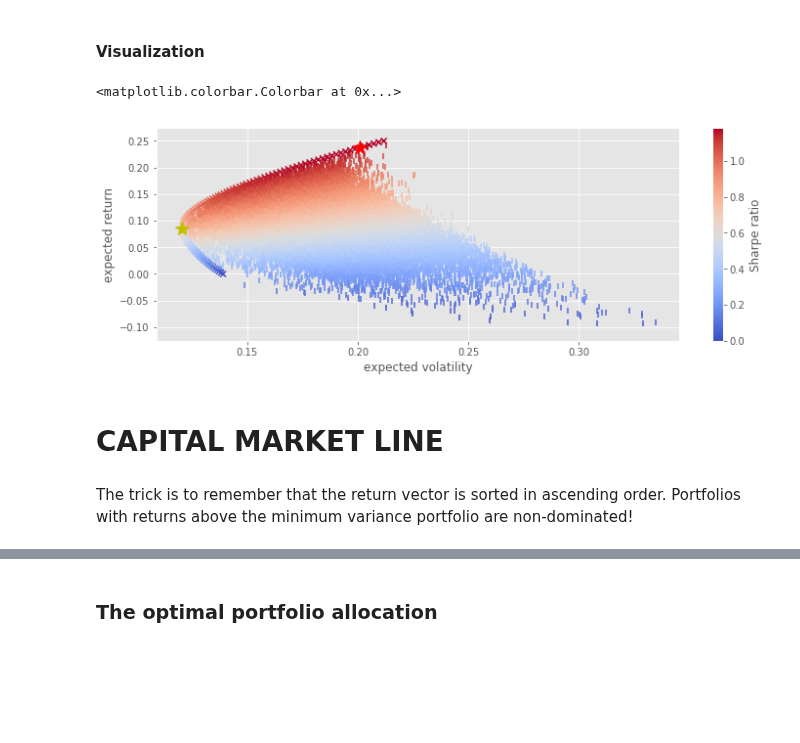
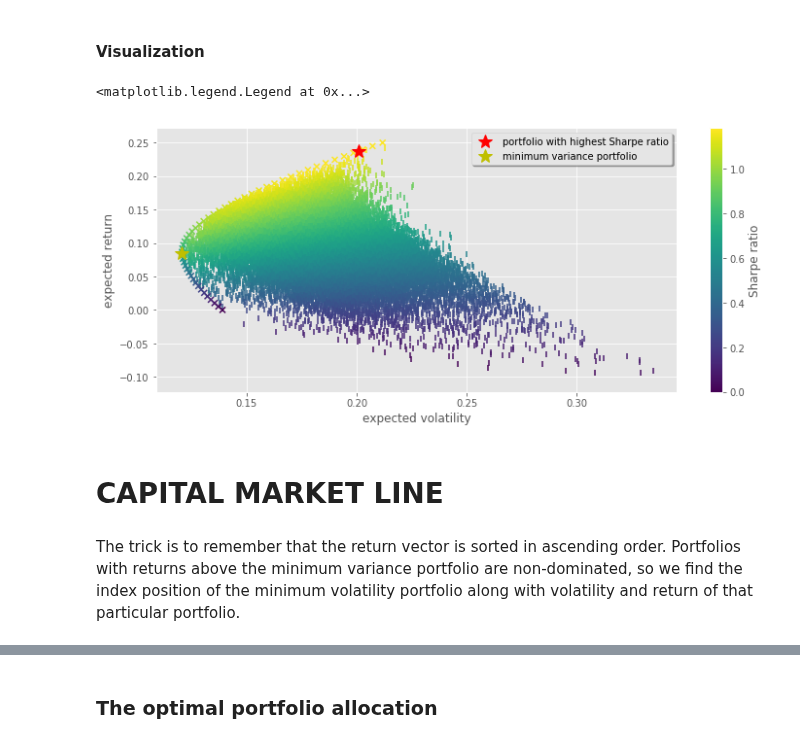
Before and after one commit to NumEconCopenhagen/projects-2019-mk, a Jupyter notebook: modelproject/modelproject/Modern Portfolio Theory.ipynb, the cells around one changed output, grey strips where cells are left out. Saved outputs shown, nothing was run; the diff lists cells and outputs as text; code cells hidden in the pictures; blank space fills up the shorter version.

```diff
--- a/modelproject/modelproject/Modern Portfolio Theory.ipynb
+++ b/modelproject/modelproject/Modern Portfolio Theory.ipynb
@@ -310,3 +311,6 @@ Maximum Sharpe ratio portfolio properties
+# %%
+def min_func_variance(weights):
+     return portfolio(weights)[1] ** 2 # portfolio variance
 # %%
 %%time
 optv = sco.minimize(min_func_variance, noa * [1. / noa,], method='SLSQP', bounds=bnds,
@@ -369,5 +356,8 @@ is always changing.
+# %%
+def min_func_port(weights):
+     return portfolio(weights)[1] #portfolio function
 # %%
-cons = ({'type': 'eq', 'fun': lambda x: statistics(x)[0] - tret},
+cons = ({'type': 'eq', 'fun': lambda x: portfolio(x)[0] - tret},
 {'type': 'eq', 'fun': lambda x: np.sum(x) - 1})
 bnds = tuple((0, 1) for x in weights)
 #normal bounds for optimization
@@ -375,11 +365,10 @@ bnds = tuple((0, 1) for x in weights)
 Define a range for target returns.
 # %%
 %%time
-trets = np.linspace(0.0, 0.25, 100)
-#100 iterations, and the bounds
+trets = np.linspace(0.0, 0.25,100) # target return, within 0 % to 2,5 %, 100 samples
 tvols = []
 for tret in trets:
- cons = ({'type': 'eq', 'fun': lambda x: statistics(x)[0] - tret}, {'type': 'eq', 'fun': lambda x: np.sum(x) - 1})
+ cons = ({'type': 'eq', 'fun': lambda x: portfolio(x)[0] - tret}, {'type': 'eq', 'fun': lambda x: np.sum(x) - 1})
  res = sco.minimize(min_func_port, noa * [1. / noa,], method='SLSQP', bounds=bnds, constraints=cons)
  tvols.append(res['fun'])
 tvols = np.array(tvols)
@@ -388,25 +377,26 @@ Wall time: 9.43 s
 # %% [markdown]
 #### Visualization
 # %%
-plt.figure(figsize=(12, 4))
+plt.figure(figsize=(12, 5))
 plt.scatter(pvols, prets,
- c=prets / pvols, marker='|', cmap ='coolwarm')
+ c=prets / pvols, marker='|', cmap ='viridis')
  # random portfolio composition
 plt.scatter(tvols, trets,
- c=trets / tvols, marker='x', cmap='coolwarm')
+ c=trets / tvols, marker='x', cmap='viridis')
  # efficient frontier
-plt.plot(statistics(opts['x'])[1], statistics(opts['x'])[0],
- 'r*', markersize=15.0)
+plt.plot(portfolio(opts['x'])[1], portfolio(opts['x'])[0],
+ 'r*', markersize=15.0,label ='portfolio with highest Sharpe ratio')
  # portfolio with highest Sharpe ratio
-plt.plot(statistics(optv['x'])[1], statistics(optv['x'])[0],
- 'y*', markersize=15.0)
+plt.plot(portfolio(optv['x'])[1], portfolio(optv['x'])[0],
+ 'y*', markersize=15.0,label ='minimum variance portfolio')
  # minimum variance portfolio
 plt.grid(True)
 plt.xlabel('expected volatility')
 plt.ylabel('expected return')
 plt.colorbar(label='Sharpe ratio')
+plt.legend(loc='upper right', shadow=True, ncol=1)
 # %% [output]
-<matplotlib.colorbar.Colorbar at 0x...>
+<matplotlib.legend.Legend at 0x...>
-[figure, old version]
+[figure, new version]
 # %% [markdown]
 # CAPITAL MARKET LINE
@@ -416,5 +404,5 @@ import scipy.interpolate as sci
 The trick is to remember that the return vector is sorted in ascending
 order.
 Portfolios with returns above the minimum variance portfolio are
-non-dominated!
+non-dominated, so we find the index position of the minimum volatility portfolio along with volatility and return of that particular portfolio.
 # %%
```
Also changed, not shown: parts of 47 cells of this notebook.
